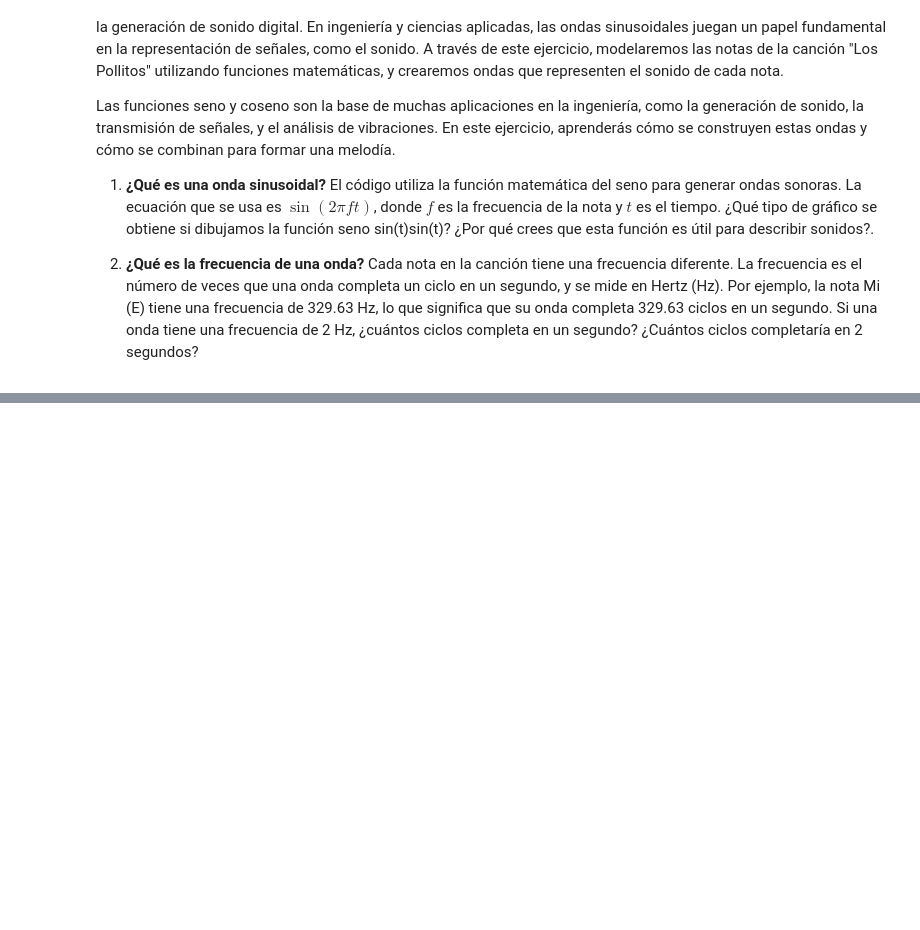
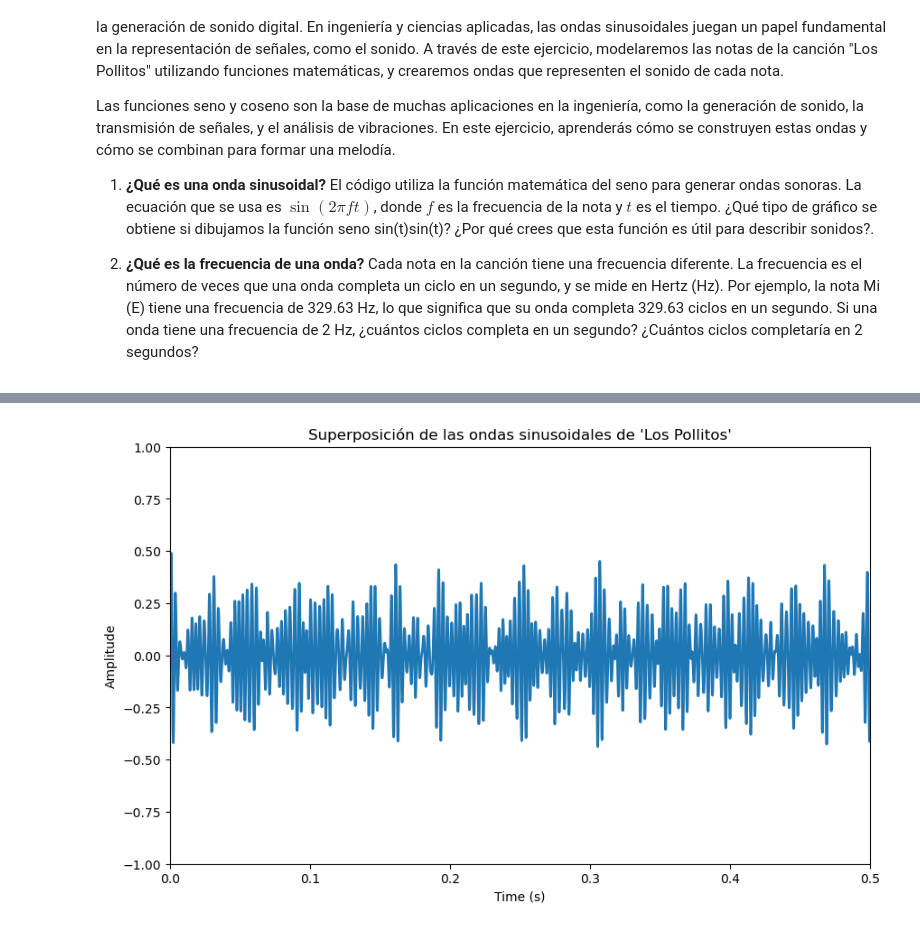
Before and after one commit to abelalv/PUJ_MMAF, a Jupyter notebook: modulo7_MMAF.ipynb, the cells around one changed output, grey strips where cells are left out. Saved outputs shown, nothing was run; the diff lists cells and outputs as text; code cells hidden in the pictures; blank space fills up the shorter version.

Commit message:
libreria

```diff
--- a/modulo7_MMAF.ipynb
+++ b/modulo7_MMAF.ipynb
@@ -605,0 +599,6 @@ Video("los_pollitos_animation.mp4", embed=True)
+# %%
+# Llamar a la función
+import libreria7 as li
+li.los_pollitos_animation()
+# %% [output]
+[figure, added]
```
Also changed, not shown: parts of 1 cell of this notebook, 2 other files.
